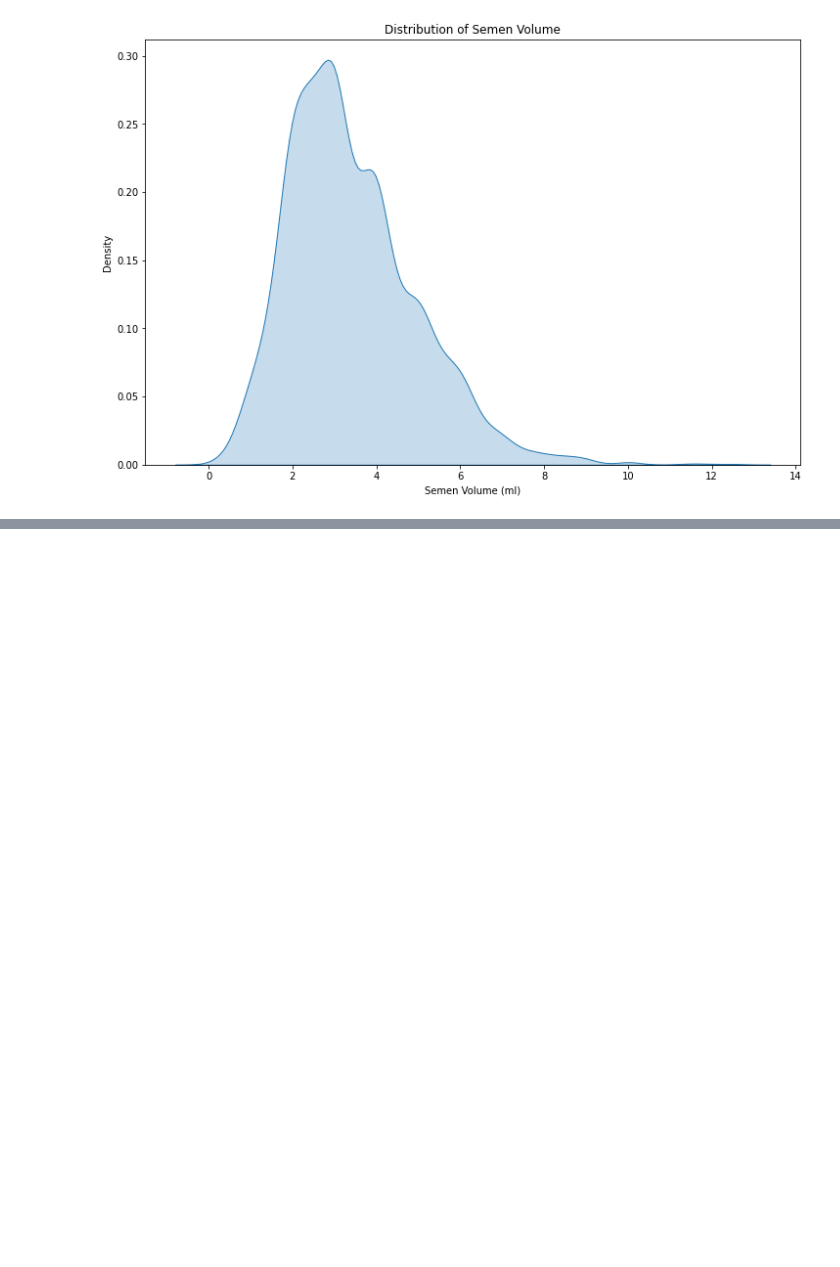
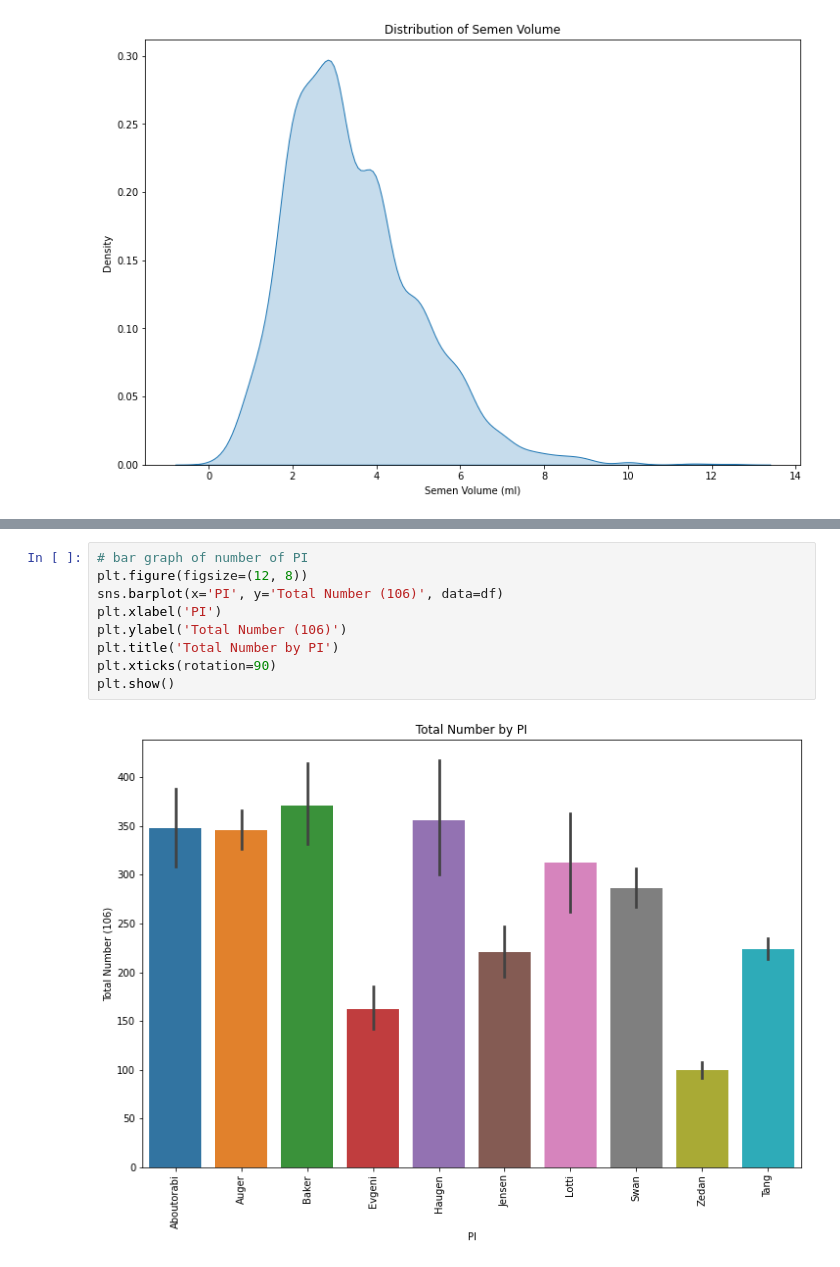
Before and after one commit to djajsk/Fertility_Analysis, a Jupyter notebook: Fertilty/fertility.ipynb, the cells around one changed output, grey strips where cells are left out. Cells and saved outputs as stored; diff of their text form; blank space fills up the shorter version.

```diff
--- a/Fertilty/fertility.ipynb
+++ b/Fertilty/fertility.ipynb
@@ -111,3 +112,14 @@ sns.pairplot(df[['Semen Volume (ml)', 'Total Number (106)', 'Total Motility (%)'
 plt.show()
 # %% [output]
 [figure]
+# %%
+# bar graph of number of PI
+plt.figure(figsize=(12, 8))
+sns.barplot(x='PI', y='Total Number (106)', data=df)
+plt.xlabel('PI')
+plt.ylabel('Total Number (106)')
+plt.title('Total Number by PI')
+plt.xticks(rotation=90)
+plt.show()
+# %% [output]
+[figure, added]
```
Also changed, not shown: parts of 3 cells of this notebook.
